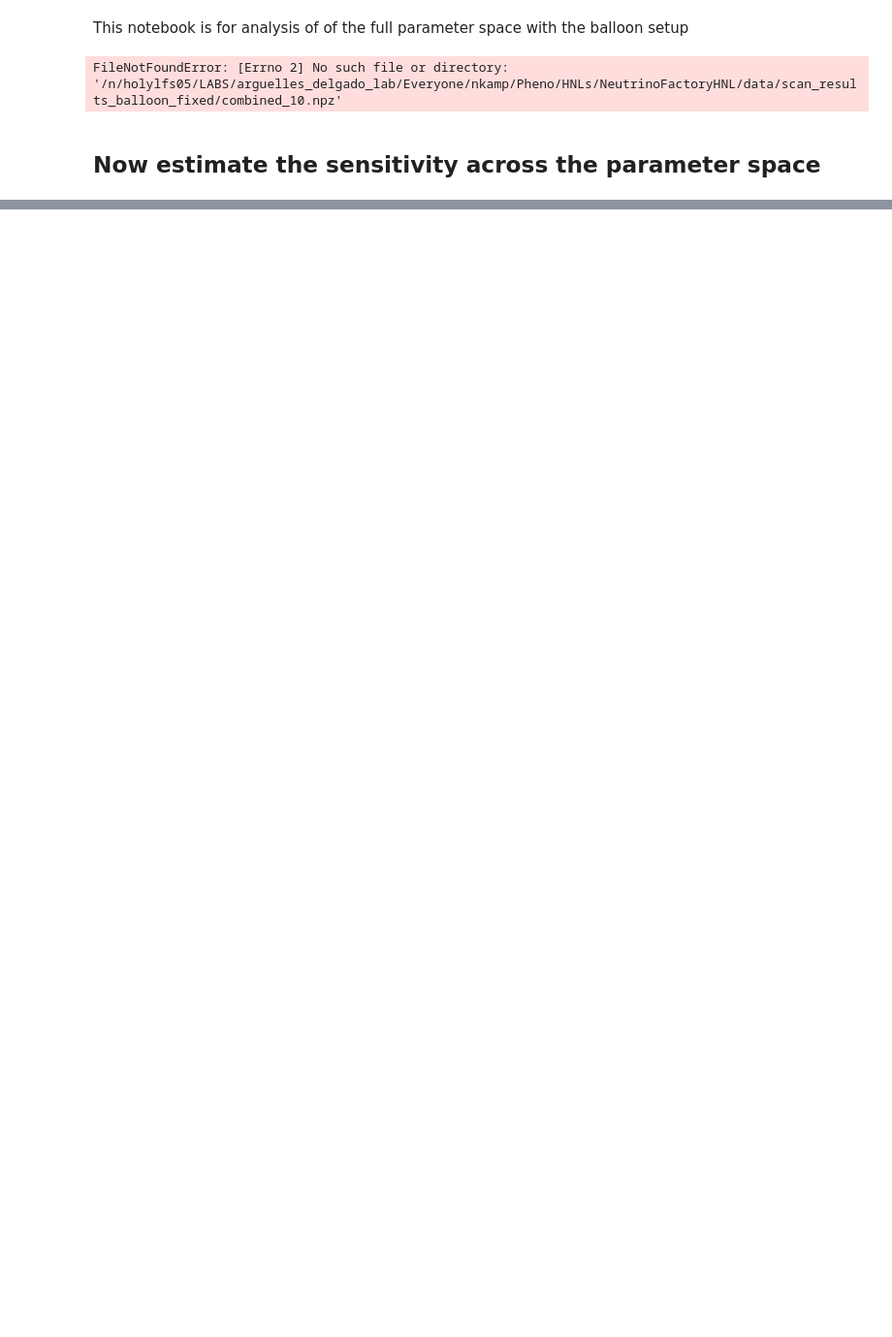
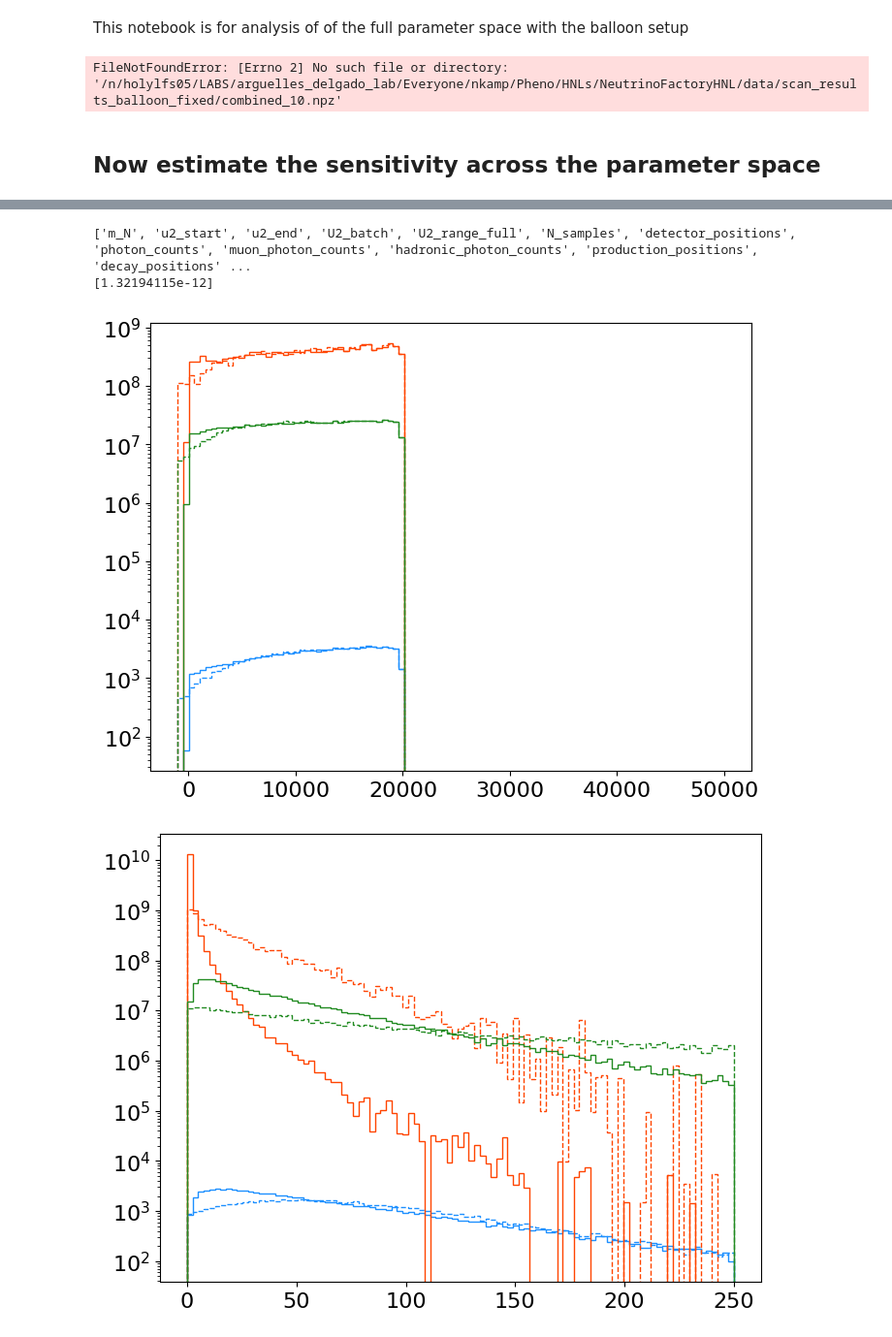
Before and after one commit to nickkamp1/NeutrinoFactoryHNL, a Jupyter notebook: Balloon.ipynb, the cells around one changed output, grey strips where cells are left out. Shown at 97% size. Drawn from its saved outputs; the diff is of its cells as text; code cells hidden in the pictures; blank space fills up the shorter version.

```diff
--- a/Balloon.ipynb
+++ b/Balloon.ipynb
@@ -97,0 +192,65 @@ for photon_threshold in photon_thresholds:
+# %%
+sig_data = np.load("data/scan_results_balloon_detailed/scan_mN_20_u2batch_030.npz")
+print(list(sig_data.keys()))
+weight_keys = ["interaction_probability","decay_probability", "decay_pos_probability", "cherenkov_weights"]
+#sig_weights = np.squeeze(np.prod([sig_data[key][0] for key in weight_keys], axis=0)) * 1e22 / sig_data["N_samples"]
+sig_weights = np.squeeze(sig_data["interaction_probability"][0] * sig_data["decay_probability"][0] * sig_data["decay_pos_probability"][0] * sig_data["cherenkov_weights"][0] * 1e22) / sig_data["N_samples"]
+print(sig_data["U2_batch"])
+# %% [output]
+['m_N', 'u2_start', 'u2_end', 'U2_batch', 'U2_range_full', 'N_samples', 'detector_positions', 'photon_counts', 'muon_photon_counts', 'hadronic_photon_counts', 'production_positions', 'decay_positions' ...
+[1.32194115e-12]
+# %%
+photon_threshold = 50
+longitudinal_pos_bins = np.linspace(-1000, 50000, 100)
+radial_pos_bins = np.linspace(0,250,100)
+
+for idet in idets:
+
+    sig_mask = np.random.poisson(sig_data['photon_counts'][0][idet]) > photon_threshold
+    sig_radial_pos = np.sqrt(sig_data["decay_positions"][0,:,0]**2 + sig_data["decay_positions"][0,:,1]**2)
+    sig_transverse_unc,sig_longiudinal_unc = position_resolution(sig_data["decay_positions"][0],sig_data["detector_positions"][idet],baseline=500)
+    sig_radial_pos_smeared = np.random.normal(sig_radial_pos,sig_transverse_unc)
+    sig_longitudinal_pos_smeared = np.random.normal(sig_data["decay_positions"][0,:,2],sig_longiudinal_unc)
+
+    bkg_decay_mask = bkg_decay_sampled_photons[idet] > photon_threshold
+    bkg_decay_transverse_unc,bkg_decay_longiudinal_unc = position_resolution(bkg_decay["bkg_positions"],bkg_decay["detector_positions"][idet],baseline=500)
+    bkg_decay_radial_pos_smeared = np.random.normal(bkg_decay_radial_pos,bkg_decay_transverse_unc)
+    bkg_decay_longitudinal_pos_smeared = np.random.normal(bkg_decay["bkg_positions"][:,2],bkg_decay_longiudinal_unc)
+
+    bkg_scatter_mask = bkg_scatter_sampled_photons[idet] > photon_threshold
+    bkg_scatter_transverse_unc,bkg_scatter_longiudinal_unc = position_resolution(bkg_scatter["bkg_positions"],bkg_scatter["detector_positions"][idet],baseline=500)
+    bkg_scatter_radial_pos_smeared = np.random.normal(bkg_decay_radial_pos,bkg_decay_transverse_unc)
+    bkg_scatter_longitudinal_pos_smeared = np.random.normal(bkg_scatter["bkg_positions"][:,2],bkg_scatter_longiudinal_unc)
+
+    plt.hist(sig_data["decay_positions"][0,:,2],weights=sig_weights * sig_mask,bins=longitudinal_pos_bins,color="dodgerblue",histtype="step")
+    plt.hist(sig_longitudinal_pos_smeared,weights=sig_weights * sig_mask,bins=longitudinal_pos_bins,color="dodgerblue",ls="--",histtype="step")
+    plt.hist(bkg_decay["bkg_positions"][:,2],weights=bkg_decay_weights * bkg_decay_mask,bins=longitudinal_pos_bins,color="orangered",histtype="step")
+    plt.hist(bkg_decay_longitudinal_pos_smeared,weights=bkg_decay_weights * bkg_decay_mask,bins=longitudinal_pos_bins,color="orangered",ls="--",histtype="step")
+    plt.hist(bkg_scatter["bkg_positions"][:,2],weights=bkg_scatter_weights * bkg_scatter_mask,bins=longitudinal_pos_bins,color="forestgreen",histtype="step")
+    plt.hist(bkg_scatter_longitudinal_pos_smeared,weights=bkg_scatter_weights * bkg_scatter_mask,bins=longitudinal_pos_bins,color="forestgreen",ls="--",histtype="step")
+    plt.semilogy()
+    plt.show()
+
+
+    plt.hist(sig_radial_pos,weights=sig_weights * sig_mask,bins=radial_pos_bins,color="dodgerblue",histtype="step")
+    plt.hist(sig_radial_pos_smeared,weights=sig_weights * sig_mask,bins=radial_pos_bins,color="dodgerblue",histtype="step",ls="--")
+    plt.hist(bkg_decay_radial_pos,weights=bkg_decay_weights * bkg_decay_mask,bins=radial_pos_bins,color="orangered",histtype="step")
+    plt.hist(bkg_decay_radial_pos_smeared,weights=bkg_decay_weights * bkg_decay_mask,bins=radial_pos_bins,color="orangered",histtype="step",ls="--")
+    plt.hist(bkg_scatter_radial_pos,weights=bkg_scatter_weights * bkg_scatter_mask,bins=radial_pos_bins,color="forestgreen",histtype="step")
+    plt.hist(bkg_scatter_radial_pos_smeared,weights=bkg_scatter_weights * bkg_scatter_mask,bins=radial_pos_bins,color="forestgreen",histtype="step",ls="--")
+    plt.semilogy()
+    plt.show()
+
+    cut_vals = np.linspace(0,250,20)
+    TS = []
+    for cut in cut_vals:
+        sig_rate = sum(sig_weights*sig_mask*(sig_radial_pos>cut))
+        bkg_decay_rate = sum(bkg_decay_weights*bkg_decay_mask*(bkg_decay_radial_pos>cut))
+        bkg_scatter_rate = sum(bkg_scatter_weights*bkg_scatter_mask*(bkg_scatter_radial_pos>cut))
+        TS.append(sig_rate/np.sqrt(bkg_decay_rate+bkg_scatter_rate))
+
+    plt.plot(cut_vals,TS)
+    plt.show()
+# %% [output]
+[figure, added]
+[figure, added]
```
Also changed, not shown: parts of 9 cells of this notebook, 16 other files.
